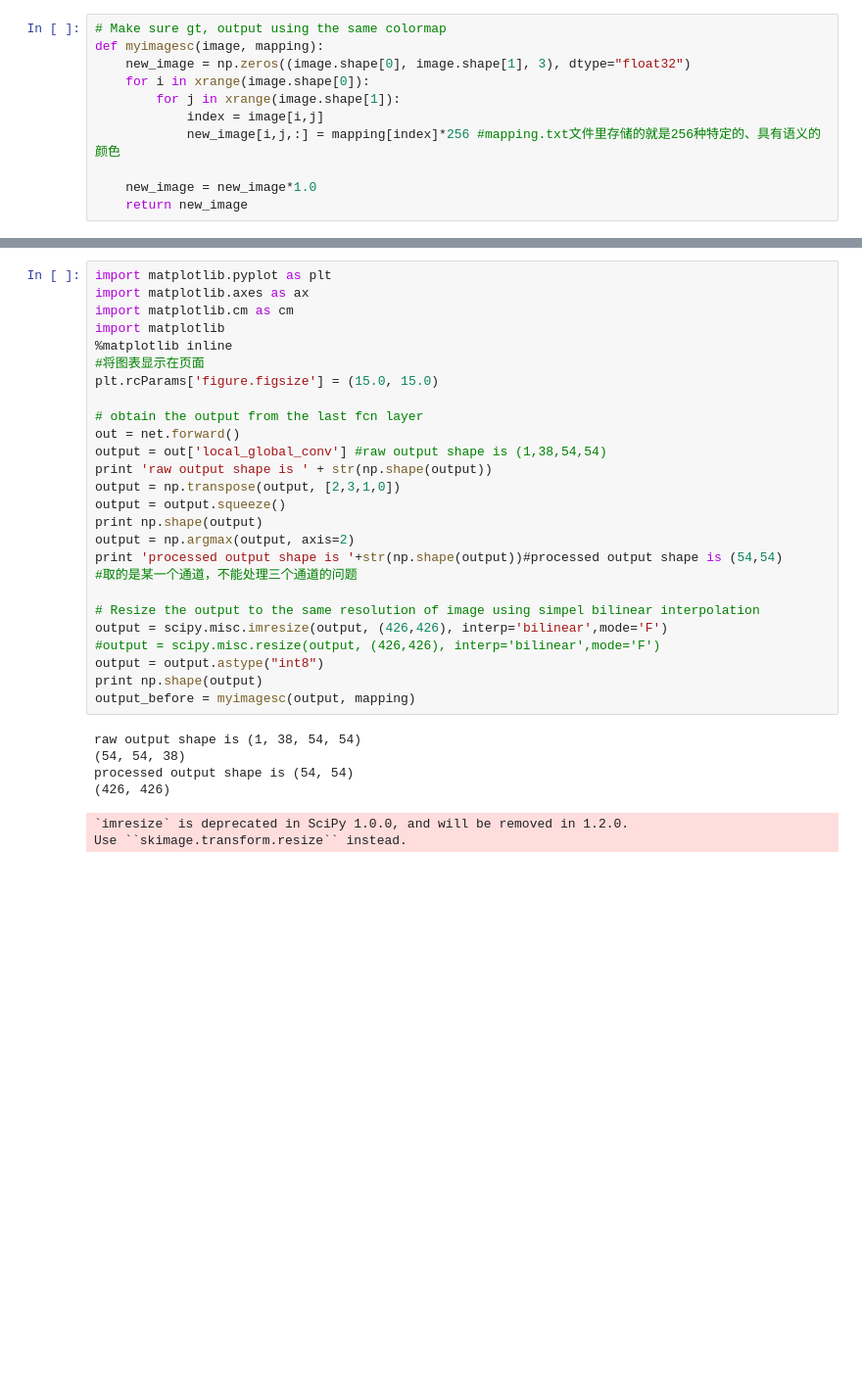
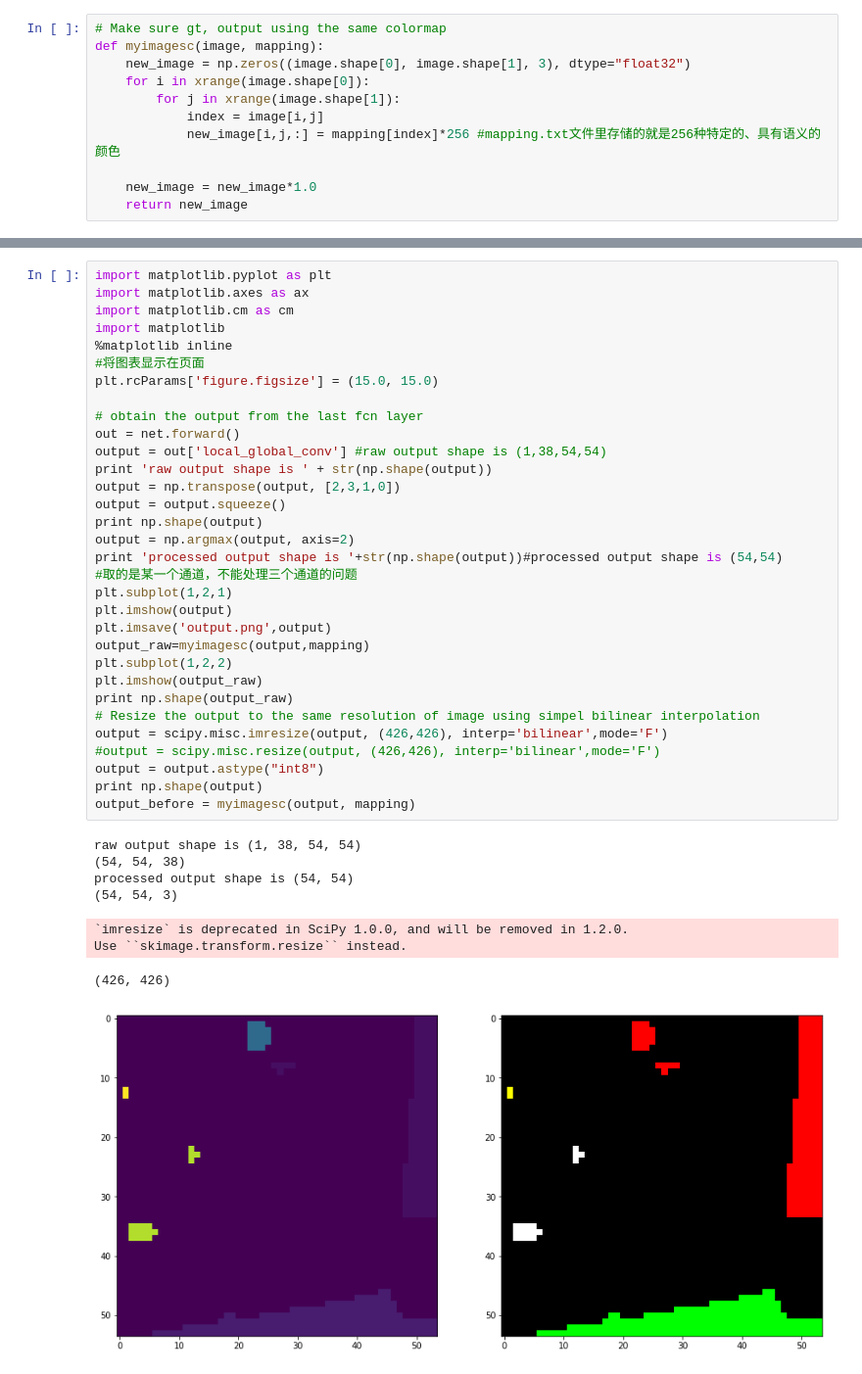
Before and after one commit to Winstonxu123/LSTM-CF, a Jupyter notebook: Demo/Demo.ipynb, the cells around one changed output, grey strips where cells are left out. Shown at 98% size. Drawn from its saved outputs; the diff is of its cells as text; blank space fills up the shorter version.

```diff
--- a/Demo/Demo.ipynb
+++ b/Demo/Demo.ipynb
@@ -84,35 +91,43 @@ net.blobs['HHAData'].data[...] = hha_blob
 import matplotlib.pyplot as plt
 import matplotlib.axes as ax
 import matplotlib.cm as cm
 import matplotlib
 %matplotlib inline
 #将图表显示在页面
 plt.rcParams['figure.figsize'] = (15.0, 15.0)
 
 # obtain the output from the last fcn layer
 out = net.forward()
 output = out['local_global_conv'] #raw output shape is (1,38,54,54)
 print 'raw output shape is ' + str(np.shape(output))
 output = np.transpose(output, [2,3,1,0])
 output = output.squeeze()
 print np.shape(output)
 output = np.argmax(output, axis=2)
 print 'processed output shape is '+str(np.shape(output))#processed output shape is (54,54)
 #取的是某一个通道，不能处理三个通道的问题
-
+plt.subplot(1,2,1)
+plt.imshow(output)
+plt.imsave('output.png',output)
+output_raw=myimagesc(output,mapping)
+plt.subplot(1,2,2)
+plt.imshow(output_raw)
+print np.shape(output_raw)
 # Resize the output to the same resolution of image using simpel bilinear interpolation
 output = scipy.misc.imresize(output, (426,426), interp='bilinear',mode='F')
 #output = scipy.misc.resize(output, (426,426), interp='bilinear',mode='F')
 output = output.astype("int8")
 print np.shape(output)
 output_before = myimagesc(output, mapping)
 # %% [output]
 raw output shape is (1, 38, 54, 54)
 (54, 54, 38)
 processed output shape is (54, 54)
-(426, 426)
+(54, 54, 3)
 `imresize` is deprecated in SciPy 1.0.0, and will be removed in 1.2.0.
 Use ``skimage.transform.resize`` instead.
+(426, 426)
+[figure, added]
 # %%
 # For visulization purpose, here we use superpixel to smooth our predicted results from our pipeline
 from skimage.segmentation import felzenszwalb
```
Also changed, not shown: parts of 6 cells of this notebook, 13 other files.
